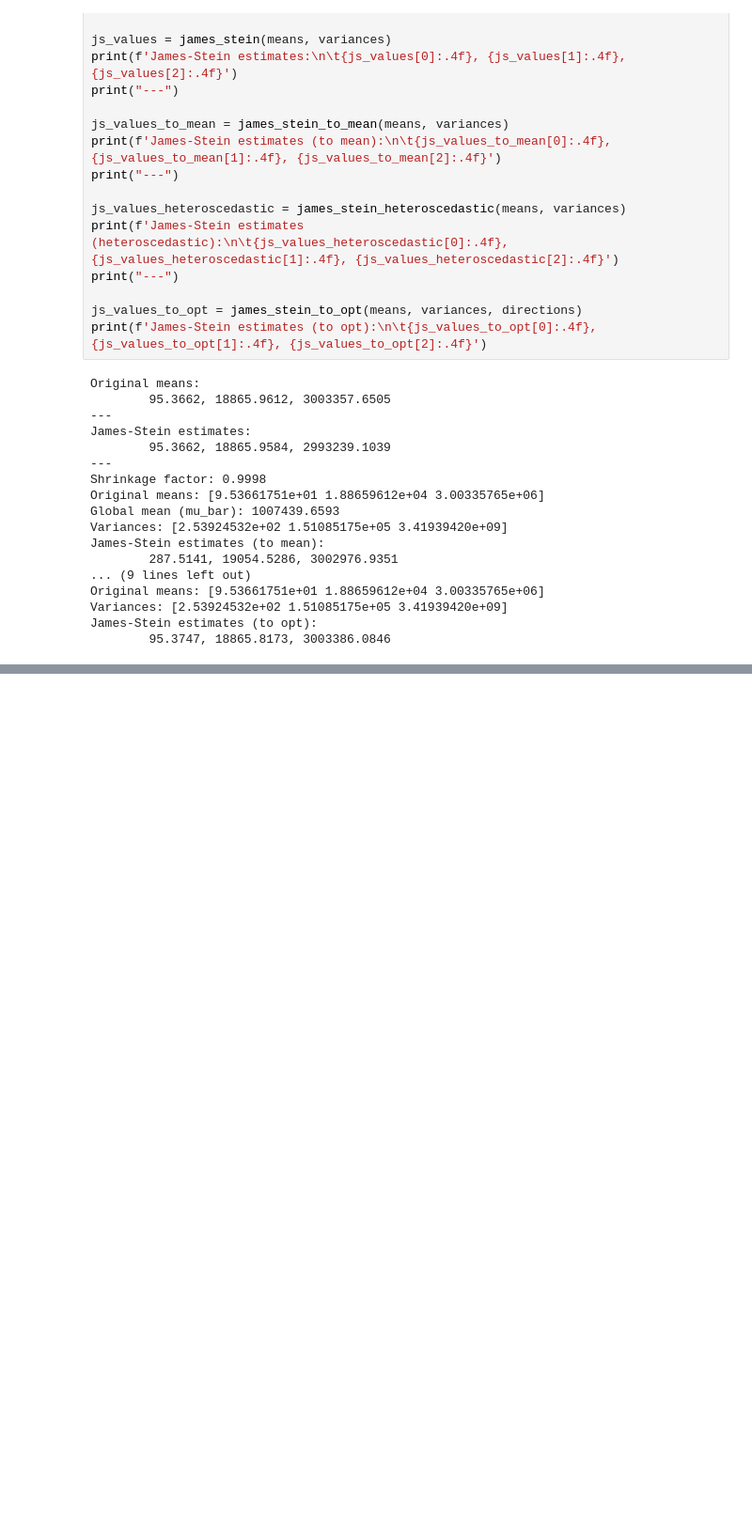
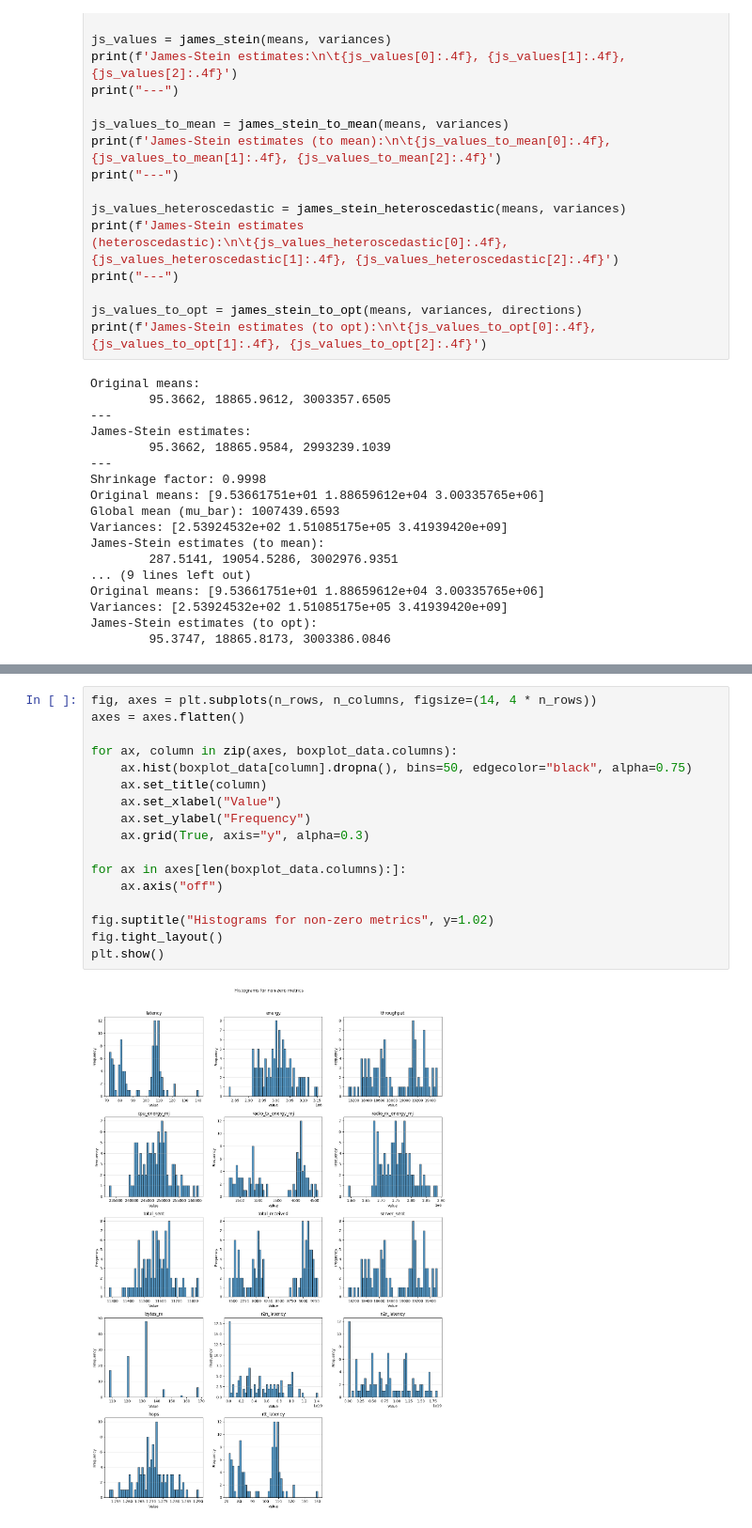
Before and after one commit to JunioCesarFerreira/simlab-algorithms, a Jupyter notebook: cooja-statistical-significance.ipynb, the cells around one changed output, grey strips where cells are left out. Shown at 94% size. Saved outputs shown, nothing was run; the diff lists cells and outputs as text; blank space fills up the shorter version.

```diff
--- a/cooja-statistical-significance.ipynb
+++ b/cooja-statistical-significance.ipynb
@@ -367,0 +728,19 @@ sendo:
+# %%
+fig, axes = plt.subplots(n_rows, n_columns, figsize=(14, 4 * n_rows))
+axes = axes.flatten()
+
+for ax, column in zip(axes, boxplot_data.columns):
+    ax.hist(boxplot_data[column].dropna(), bins=50, edgecolor="black", alpha=0.75)
+    ax.set_title(column)
+    ax.set_xlabel("Value")
+    ax.set_ylabel("Frequency")
+    ax.grid(True, axis="y", alpha=0.3)
+
+for ax in axes[len(boxplot_data.columns):]:
+    ax.axis("off")
+
+fig.suptitle("Histograms for non-zero metrics", y=1.02)
+fig.tight_layout()
+plt.show()
+# %% [output]
+[figure, added]
```
Also changed, not shown: parts of 8 cells of this notebook, 1 other file.
